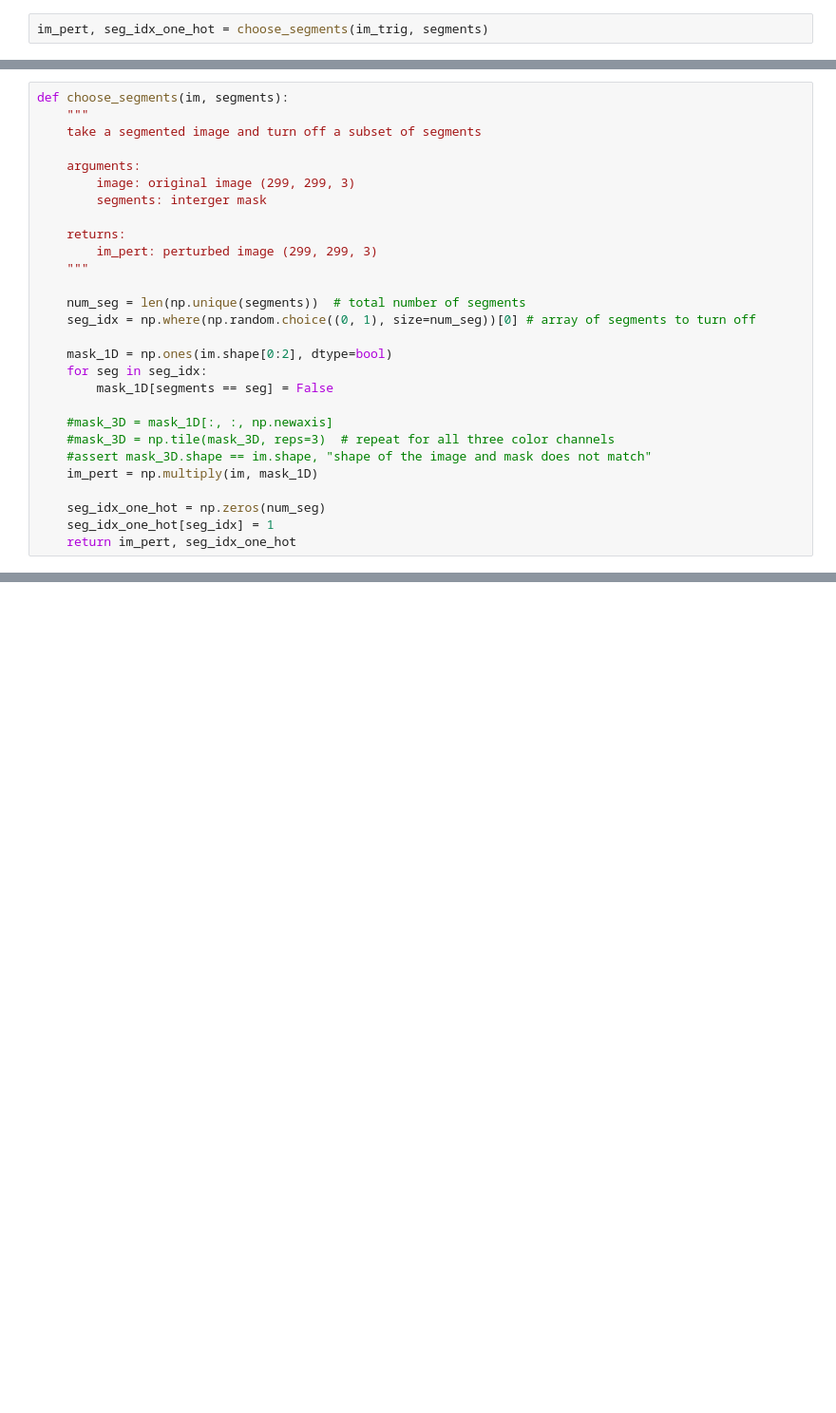
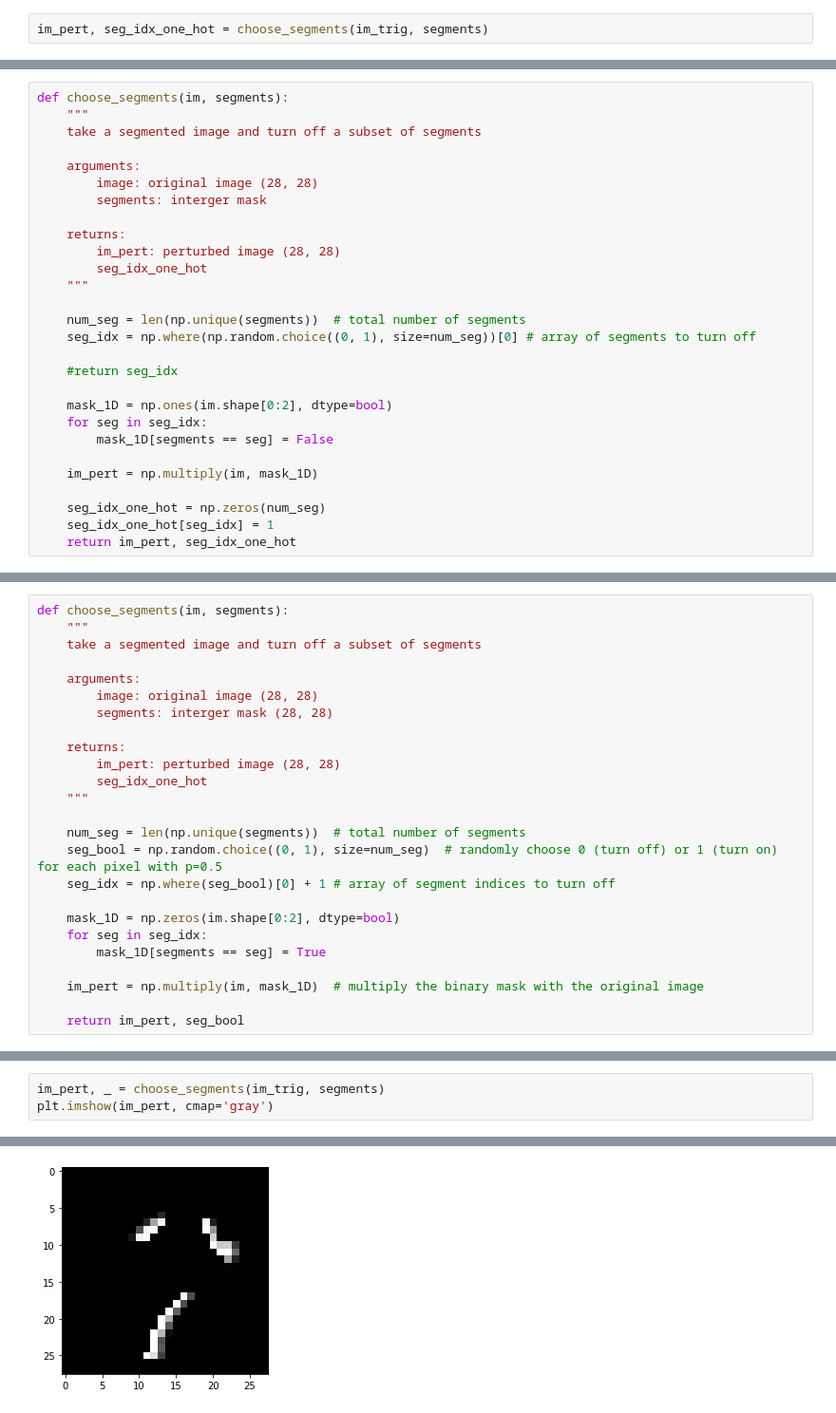
Before and after one commit to jonathanhuml/interpretable_citrus, a Jupyter notebook: TO_MNIST_BadNets.ipynb, the cells around one changed output, grey strips where cells are left out. Shown at 95% size. Saved outputs shown, nothing was run; the diff lists cells and outputs as text; blank space fills up the shorter version.

```diff
--- a/TO_MNIST_BadNets.ipynb
+++ b/TO_MNIST_BadNets.ipynb
@@ -491,23 +464,23 @@ def choose_segments(im, segments):
     take a segmented image and turn off a subset of segments
 
     arguments:
-        image: original image (299, 299, 3)
+        image: original image (28, 28)
         segments: interger mask
 
     returns:
-        im_pert: perturbed image (299, 299, 3)
+        im_pert: perturbed image (28, 28)
+        seg_idx_one_hot
     """
 
     num_seg = len(np.unique(segments))  # total number of segments
     seg_idx = np.where(np.random.choice((0, 1), size=num_seg))[0] # array of segments to turn off
 
+    #return seg_idx
+
     mask_1D = np.ones(im.shape[0:2], dtype=bool)
     for seg in seg_idx:
         mask_1D[segments == seg] = False
 
-    #mask_3D = mask_1D[:, :, np.newaxis]
-    #mask_3D = np.tile(mask_3D, reps=3)  # repeat for all three color channels
-    #assert mask_3D.shape == im.shape, "shape of the image and mask does not match"
     im_pert = np.multiply(im, mask_1D)
 
     seg_idx_one_hot = np.zeros(num_seg)
@@ -515,0 +520,25 @@ def choose_segments(im, segments):
+# %%
+def choose_segments(im, segments):
+    """
+    take a segmented image and turn off a subset of segments
+
+    arguments:
+        image: original image (28, 28)
+        segments: interger mask (28, 28)
+
+    returns:
+        im_pert: perturbed image (28, 28)
+        seg_idx_one_hot
+    """
+
+    num_seg = len(np.unique(segments))  # total number of segments
+    seg_bool = np.random.choice((0, 1), size=num_seg)  # randomly choose 0 (turn off) or 1 (turn on) for each pixel with p=0.5
+    seg_idx = np.where(seg_bool)[0] + 1 # array of segment indices to turn off
+
+    mask_1D = np.zeros(im.shape[0:2], dtype=bool)
+    for seg in seg_idx:
+        mask_1D[segments == seg] = True
+
+    im_pert = np.multiply(im, mask_1D)  # multiply the binary mask with the original image
+
+    return im_pert, seg_bool
@@ -515,0 +559,4 @@ def choose_segments(im, segments):
+# %%
+im_pert, _ = choose_segments(im_trig, segments)
+plt.imshow(im_pert, cmap='gray')
+# %% [output]
@@ -515,0 +564 @@ def choose_segments(im, segments):
+[figure, added]
```
Also changed, not shown: parts of 28 cells of this notebook.
